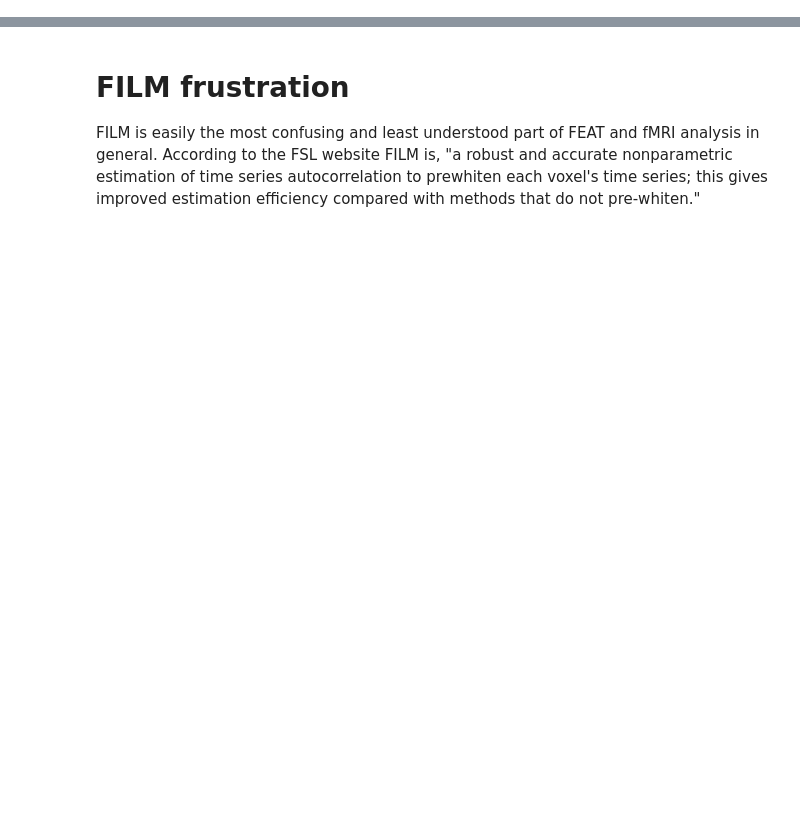
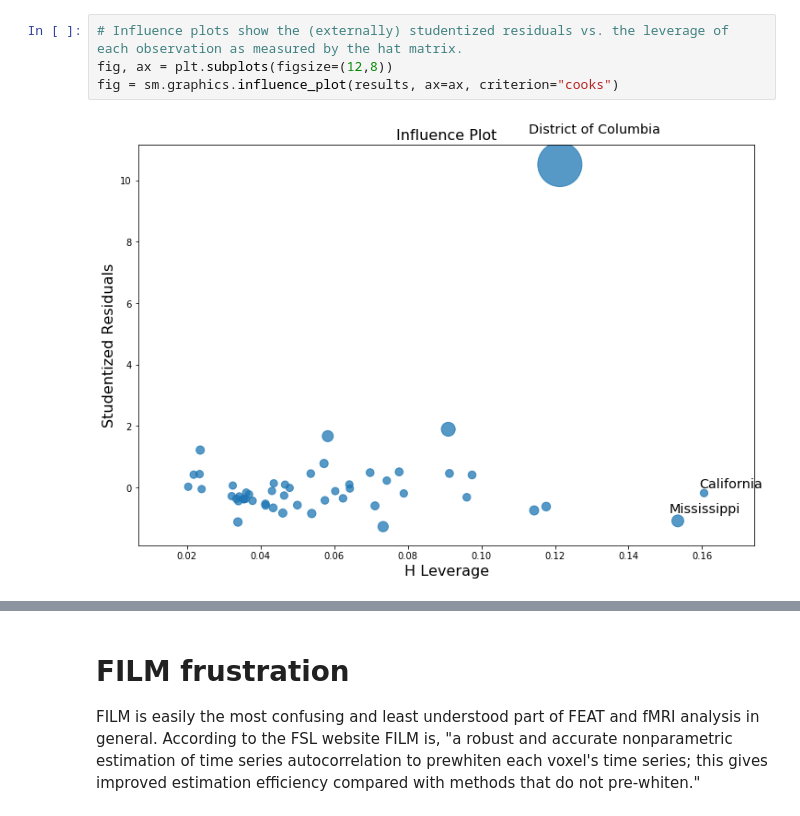
Before and after one commit to grace-shearrer/fMRI_bootcamp2019, a Jupyter notebook: 4dock/notebooks/Stats.ipynb, the cells around one changed output, grey strips where cells are left out. Saved outputs shown, nothing was run; the diff lists cells and outputs as text; blank space fills up the shorter version.

```diff
--- a/4dock/notebooks/Stats.ipynb
+++ b/4dock/notebooks/Stats.ipynb
@@ -0,0 +135,6 @@
+# %%
+# Influence plots show the (externally) studentized residuals vs. the leverage of each observation as measured by the hat matrix.
+fig, ax = plt.subplots(figsize=(12,8))
+fig = sm.graphics.influence_plot(results, ax=ax, criterion="cooks")
+# %% [output]
+[figure, added]
```
Also changed, not shown: parts of 38 cells of this notebook.
